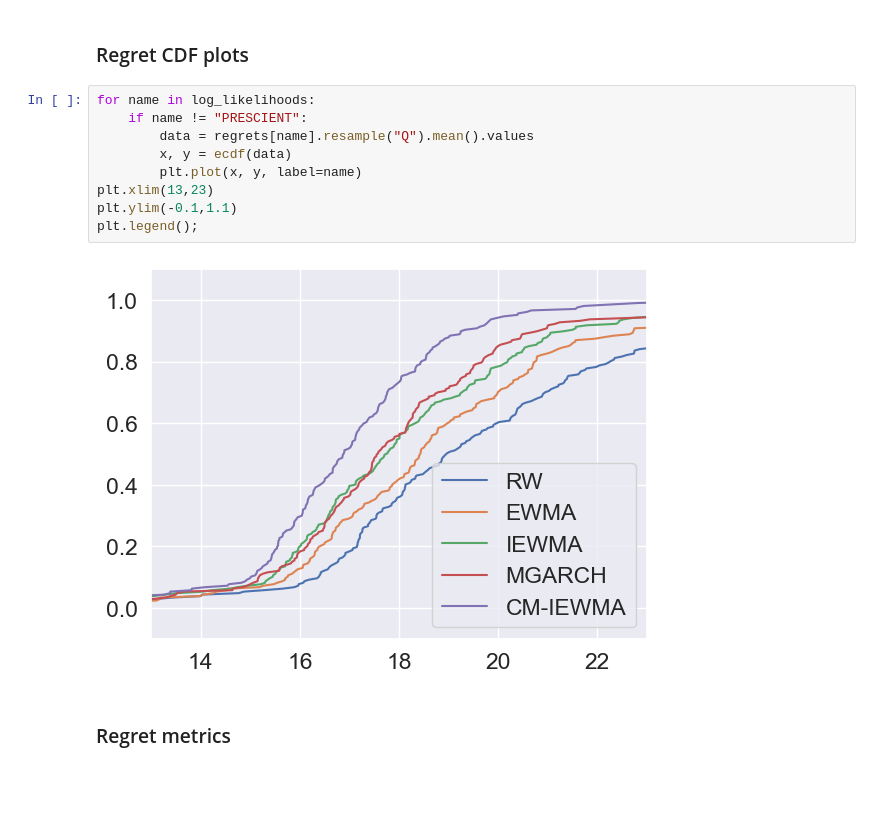
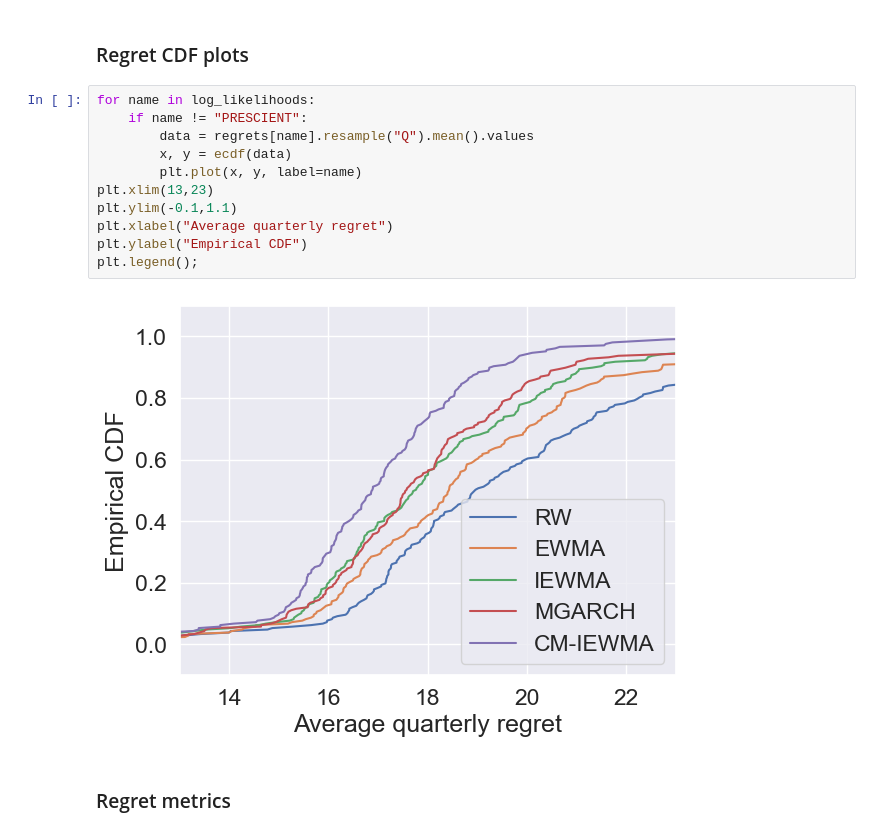
Before and after one commit to cvxgrp/cov_pred_finance, a Jupyter notebook: experiments/notebooks/industry_portfolios.ipynb, the cells around one changed output. Cells and saved outputs as stored; diff of their text form; blank space fills up the shorter version.

```diff
--- a/experiments/notebooks/industry_portfolios.ipynb
+++ b/experiments/notebooks/industry_portfolios.ipynb
@@ -182,14 +187,16 @@ CM-IEWMA is better than MGARCH 87% of the time
 # %%
 for name in log_likelihoods:
     if name != "PRESCIENT":
         data = regrets[name].resample("Q").mean().values
         x, y = ecdf(data)
         plt.plot(x, y, label=name)
 plt.xlim(13,23)
 plt.ylim(-0.1,1.1)
+plt.xlabel("Average quarterly regret")
+plt.ylabel("Empirical CDF")
 plt.legend();
 # %% [output]
-[figure, old version]
+[figure, new version]
 # %% [markdown]
 ### Regret metrics
 # %%
```
Also changed, not shown: parts of 5 cells of this notebook.
